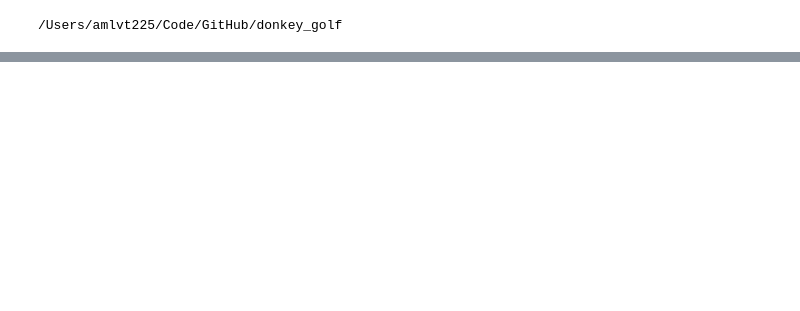
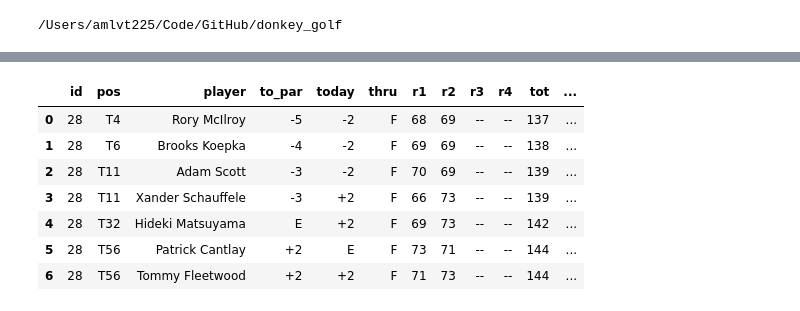
Before and after one commit to jbarton311/donkey_golf, a Jupyter notebook: jupyter_notebooks/class_testing.ipynb, the cells around one changed output, grey strips where cells are left out. Cells and saved outputs as stored; diff of their text form; code cells hidden in the pictures; blank space fills up the shorter version.

```diff
--- a/jupyter_notebooks/class_testing.ipynb
+++ b/jupyter_notebooks/class_testing.ipynb
@@ -5,2 +83,13 @@ cd ..
+# %%
+cmon.user_df
+# %% [output]
+|  | id | pos | player | to_par | today | thru | r1 | r2 | r3 | r4 | tot | ... |
+| 0 | 28 | T4 | Rory McIlroy | -5 | -2 | F | 68 | 69 | -- | -- | 137 | ... |
+| 1 | 28 | T6 | Brooks Koepka | -4 | -2 | F | 69 | 69 | -- | -- | 138 | ... |
+| 2 | 28 | T11 | Adam Scott | -3 | -2 | F | 70 | 69 | -- | -- | 139 | ... |
+| 3 | 28 | T11 | Xander Schauffele | -3 | +2 | F | 66 | 73 | -- | -- | 139 | ... |
+| 4 | 28 | T32 | Hideki Matsuyama | E | +2 | F | 69 | 73 | -- | -- | 142 | ... |
+| 5 | 28 | T56 | Patrick Cantlay | +2 | E | F | 73 | 71 | -- | -- | 144 | ... |
+| 6 | 28 | T56 | Tommy Fleetwood | +2 | +2 | F | 71 | 73 | -- | -- | 144 | ... |
 # %%
 pd.options.display.max_columns=200
```
Also changed, not shown: parts of 29 cells of this notebook, 8 other files.
